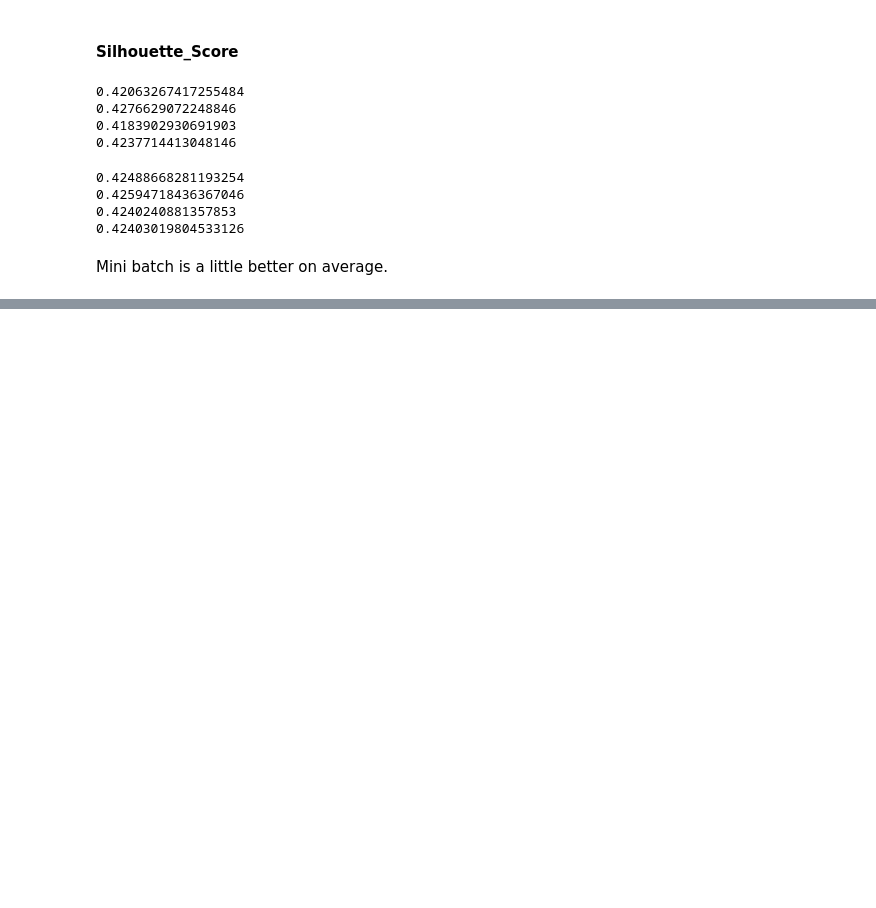
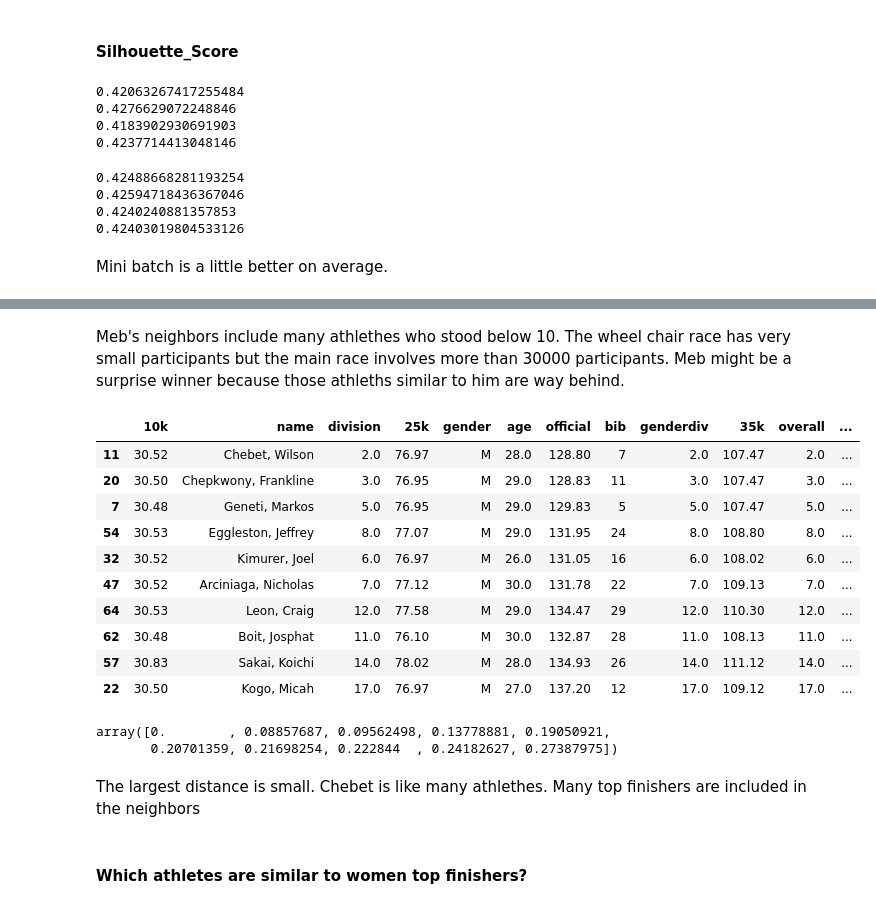
Before and after one commit to Tinsae/Thinkful-Data-Science, a Jupyter notebook: DS/Unit 4/4.2.5 Boston Marathon.ipynb, the cells around one changed output, grey strips where cells are left out. Drawn from its saved outputs; the diff is of its cells as text; code cells hidden in the pictures; blank space fills up the shorter version.

```diff
--- a/DS/Unit 4/4.2.5 Boston Marathon.ipynb
+++ b/DS/Unit 4/4.2.5 Boston Marathon.ipynb
@@ -555,0 +671,25 @@ Mini batch is a little better on average.
+# %% [markdown]
+Meb's neighbors include many athlethes who stood below 10. The wheel chair race has very small participants but the main race involves more than 30000 participants. Meb might be a surprise winner because those athleths similar to him are way behind.
+# %%
+boston.loc[neighbors[1][11]]
+# %% [output]
+|  | 10k | name | division | 25k | gender | age | official | bib | genderdiv | 35k | overall | ... |
+| 11 | 30.52 | Chebet, Wilson | 2.0 | 76.97 | M | 28.0 | 128.80 | 7 | 2.0 | 107.47 | 2.0 | ... |
+| 20 | 30.50 | Chepkwony, Frankline | 3.0 | 76.95 | M | 29.0 | 128.83 | 11 | 3.0 | 107.47 | 3.0 | ... |
+| 7 | 30.48 | Geneti, Markos | 5.0 | 76.95 | M | 29.0 | 129.83 | 5 | 5.0 | 107.47 | 5.0 | ... |
+| 54 | 30.53 | Eggleston, Jeffrey | 8.0 | 77.07 | M | 29.0 | 131.95 | 24 | 8.0 | 108.80 | 8.0 | ... |
+| 32 | 30.52 | Kimurer, Joel | 6.0 | 76.97 | M | 26.0 | 131.05 | 16 | 6.0 | 108.02 | 6.0 | ... |
+| 47 | 30.52 | Arciniaga, Nicholas | 7.0 | 77.12 | M | 30.0 | 131.78 | 22 | 7.0 | 109.13 | 7.0 | ... |
+| 64 | 30.53 | Leon, Craig | 12.0 | 77.58 | M | 29.0 | 134.47 | 29 | 12.0 | 110.30 | 12.0 | ... |
+| 62 | 30.48 | Boit, Josphat | 11.0 | 76.10 | M | 30.0 | 132.87 | 28 | 11.0 | 108.13 | 11.0 | ... |
+| 57 | 30.83 | Sakai, Koichi | 14.0 | 78.02 | M | 28.0 | 134.93 | 26 | 14.0 | 111.12 | 14.0 | ... |
+| 22 | 30.50 | Kogo, Micah | 17.0 | 76.97 | M | 27.0 | 137.20 | 12 | 17.0 | 109.12 | 17.0 | ... |
+# %%
+neighbors[0][11]
+# %% [output]
+array([0.        , 0.08857687, 0.09562498, 0.13778881, 0.19050921,
+       0.20701359, 0.21698254, 0.222844  , 0.24182627, 0.27387975])
+# %% [markdown]
+The largest distance is small. Chebet is like many athlethes. Many top finishers are included in the neighbors
+# %% [markdown]
+#### Which athletes are similar to women top finishers?
```
Also changed, not shown: parts of 30 cells of this notebook.
